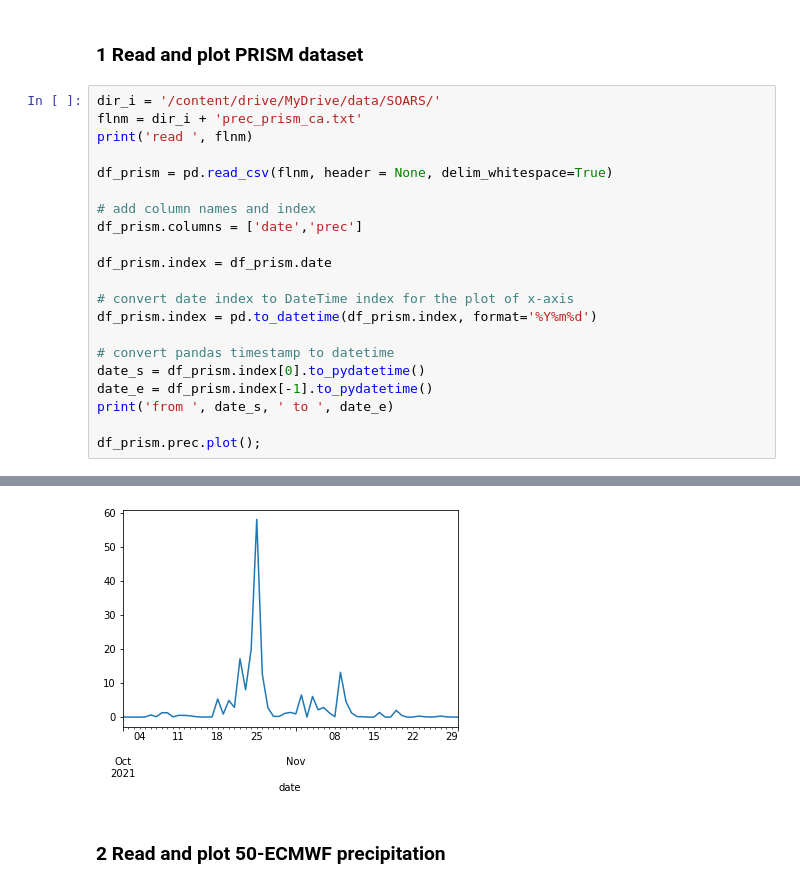
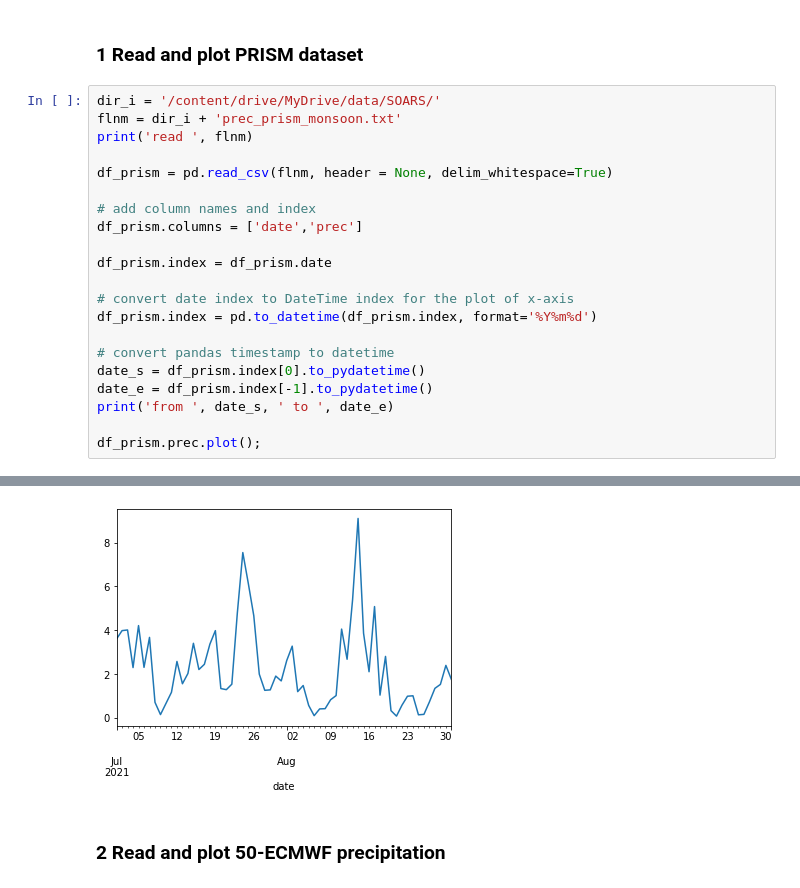
Before and after one commit to ming80302/SOARS, a Jupyter notebook: rd_csv_soar.ipynb, the cells around one changed output, grey strips where cells are left out. Drawn from its saved outputs; the diff is of its cells as text.

```diff
--- a/rd_csv_soar.ipynb
+++ b/rd_csv_soar.ipynb
@@ -16,7 +16,7 @@ from matplotlib import pyplot as plt
 ### 1 Read and plot PRISM dataset
 # %%
 dir_i = '/content/drive/MyDrive/data/SOARS/'
-flnm = dir_i + 'prec_prism_ca.txt'
+flnm = dir_i + 'prec_prism_monsoon.txt'
 print('read ', flnm)
 
 df_prism = pd.read_csv(flnm, header = None, delim_whitespace=True)
@@ -41,4 +41,4 @@ from  2021-10-01 00:00:00  to  2021-11-30 00:00:00
-[figure, old version]
+[figure, new version]
 # %% [markdown]
 ### 2 Read and plot 50-ECMWF precipitation
 # %%
```
Also changed, not shown: parts of 17 cells of this notebook.
